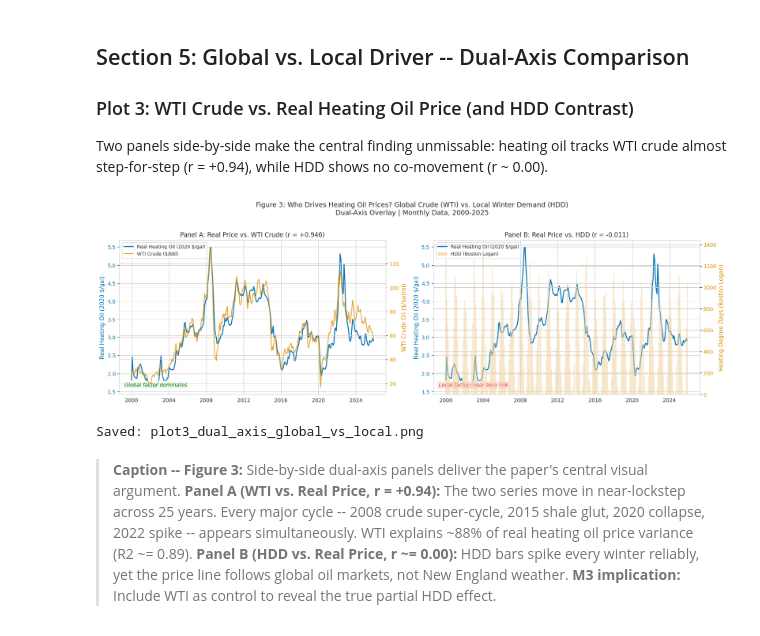
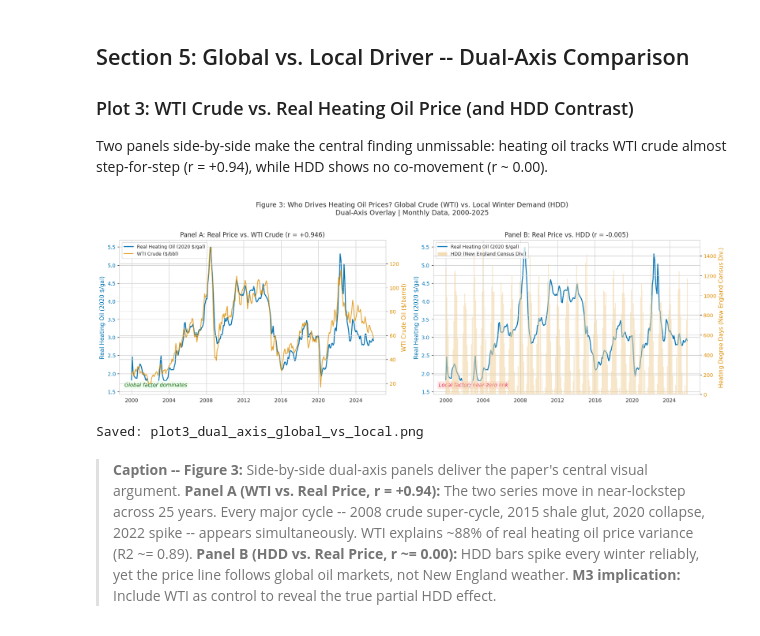
Before and after one commit to Dr-Seagraves/qm2023-capstone-4th-row-team, a Jupyter notebook: capstone_eda.ipynb, the cells around one changed output. Saved outputs shown, nothing was run; the diff lists cells and outputs as text; code cells hidden in the pictures.

```diff
--- a/capstone_eda.ipynb
+++ b/capstone_eda.ipynb
@@ -80,7 +80,7 @@ df['Month'] = df['YearMonth'].dt.month
 df['Year']  = df['YearMonth'].dt.year
 
 for lag in [1, 2, 3, 6, 12]:
-    df[f'HDD_lag{lag}'] = df['Heating_Degree_Days'].shift(lag)
+    df[f'HDD_lag{lag}'] = df['NEC_HDD'].shift(lag)
 
 df['Price_lag1'] = df['Real_Price_2020'].shift(1)
 
@@ -91,7 +91,7 @@ if 'Real_WTI' in df.columns:
     df['WTI_fitted']  = intercept + slope * df['Real_WTI']
     df['Price_Resid'] = df['Real_Price_2020'] - df['WTI_fitted']
     print(f'WTI linear fit: R2 = {r_val**2:.4f}')
-    r_partial = df[['Heating_Degree_Days','Price_Resid']].dropna().corr().iloc[0,1]
+    r_partial = df[['NEC_HDD','Price_Resid']].dropna().corr().iloc[0,1]
     print(f'Partial r (HDD after WTI removed): {r_partial:+.4f}')
 
 def assign_period(yr):
@@ -309,38 +309,38 @@ ax1L.set_title(f'Panel A: Real Price vs. WTI Crude (r = {r_wti:+.3f})', fontsize
 ax1L.text(0.02, 0.05, 'Global factor dominates', transform=ax1L.transAxes,
           fontsize=10, color='darkgreen', style='italic',
           bbox=dict(boxstyle='round', fc='honeydew', alpha=0.8))
 
 # RIGHT: HDD vs Real Price
 ax2L = axes[1]
 ax2R = ax2L.twinx()
 ax2L.plot(df['YearMonth'], df['Real_Price_2020'],
           color=CB[0], linewidth=1.8, label='Real Heating Oil (2020 $/gal)')
-ax2R.bar(df['YearMonth'], df['Heating_Degree_Days'],
-         color=CB[1], alpha=0.30, width=28, label='HDD (Boston Logan)')
-r_hdd = df['Real_Price_2020'].corr(df['Heating_Degree_Days'])
+ax2R.bar(df['YearMonth'], df['NEC_HDD'],
+         color=CB[1], alpha=0.30, width=28, label='HDD (New England Census Div.)')
+r_hdd = df['Real_Price_2020'].corr(df['NEC_HDD'])
 ax2L.set_ylabel('Real Heating Oil (2020 $/gal)', color=CB[0], fontsize=11)
-ax2R.set_ylabel('Heating Degree Days (Boston Logan)', color=CB[1], fontsize=11)
+ax2R.set_ylabel('Heating Degree Days (New England Census Div.)', color=CB[1], fontsize=11)
 ax2L.tick_params(axis='y', labelcolor=CB[0])
 ax2R.tick_params(axis='y', labelcolor=CB[1])
 h3, l3 = ax2L.get_legend_handles_labels()
 h4, l4 = ax2R.get_legend_handles_labels()
 ax2L.legend(h3+h4, l3+l4, loc='upper left', fontsize=9)
 ax2L.xaxis.set_major_formatter(mdates.DateFormatter('%Y'))
 ax2L.xaxis.set_major_locator(mdates.YearLocator(4))
 ax2L.set_title(f'Panel B: Real Price vs. HDD (r = {r_hdd:+.3f})', fontsize=12)
 ax2L.text(0.02, 0.05, 'Local factor: near-zero link', transform=ax2L.transAxes,
           fontsize=10, color='crimson', style='italic',
           bbox=dict(boxstyle='round', fc='mistyrose', alpha=0.8))
 
 fig.suptitle('Figure 3: Who Drives Heating Oil Prices? Global Crude (WTI) vs. Local Winter Demand (HDD)\n'
              'Dual-Axis Overlay | Monthly Data, 2000-2025',
              fontsize=13, y=1.01)
 plt.tight_layout()
 plt.savefig(FIGURES_DIR / 'plot3_dual_axis_global_vs_local.png', dpi=300, bbox_inches='tight')
 plt.show()
 print('Saved: plot3_dual_axis_global_vs_local.png')
 # %% [output]
-[figure, old version]
+[figure, new version]
 Saved: plot3_dual_axis_global_vs_local.png
 # %% [markdown]
 > **Caption -- Figure 3:** Side-by-side dual-axis panels deliver the paper's central visual argument.
```
Also changed, not shown: parts of 10 cells of this notebook, 21 other files.
